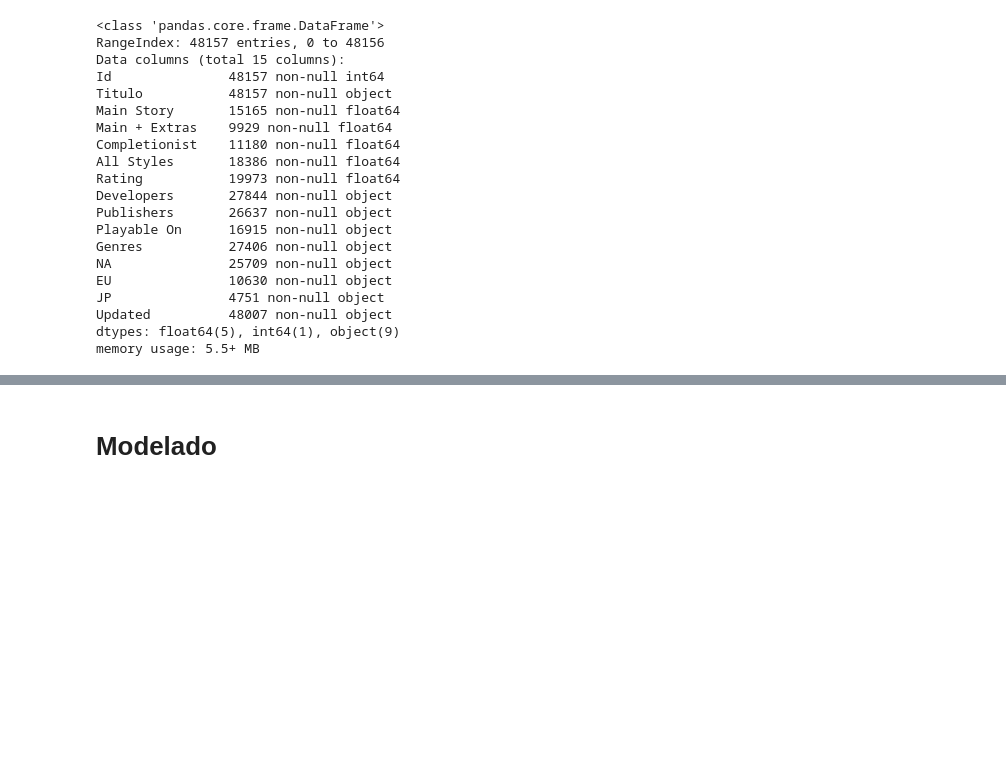
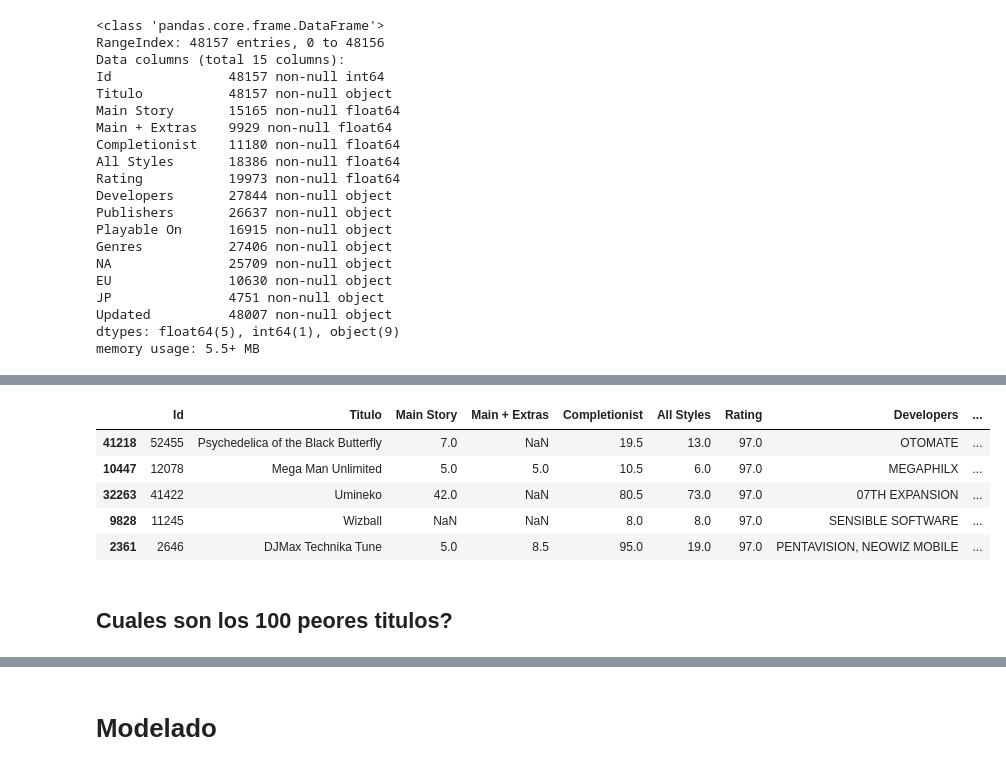
Before and after one commit to raharari/HLTB-Scrapper, a Jupyter notebook: Data Cleaning y Modelado.ipynb, the cells around one changed output, grey strips where cells are left out. Cells and saved outputs as stored; diff of their text form; code cells hidden in the pictures; blank space fills up the shorter version.

```diff
--- a/Data Cleaning y Modelado.ipynb
+++ b/Data Cleaning y Modelado.ipynb
@@ -127,0 +123,13 @@ memory usage: 5.5+ MB
+# %%
+top_100 = df.sort_values('Rating', ascending=False)[0:100]
+# %%
+top_100.head()
+# %% [output]
+|  | Id | Titulo | Main Story | Main + Extras | Completionist | All Styles | Rating | Developers | ... |
+| 41218 | 52455 | Psychedelica of the Black Butterfly | 7.0 | NaN | 19.5 | 13.0 | 97.0 | OTOMATE | ... |
+| 10447 | 12078 | Mega Man Unlimited | 5.0 | 5.0 | 10.5 | 6.0 | 97.0 | MEGAPHILX | ... |
+| 32263 | 41422 | Umineko | 42.0 | NaN | 80.5 | 73.0 | 97.0 | 07TH EXPANSION | ... |
+| 9828 | 11245 | Wizball | NaN | NaN | 8.0 | 8.0 | 97.0 | SENSIBLE SOFTWARE | ... |
+| 2361 | 2646 | DJMax Technika Tune | 5.0 | 8.5 | 95.0 | 19.0 | 97.0 | PENTAVISION, NEOWIZ MOBILE | ... |
+# %% [markdown]
+## Cuales son los 100 peores titulos?
```
Also changed, not shown: parts of 48 cells of this notebook.
